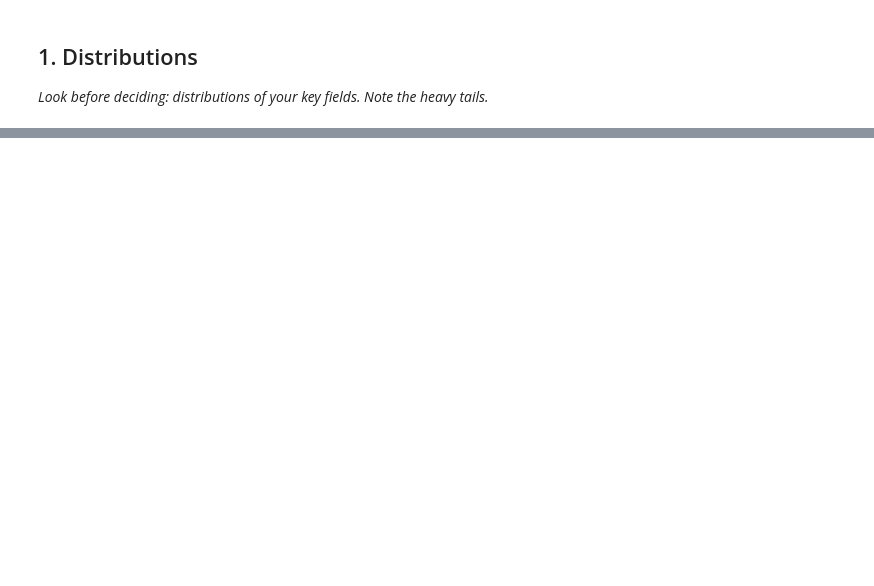
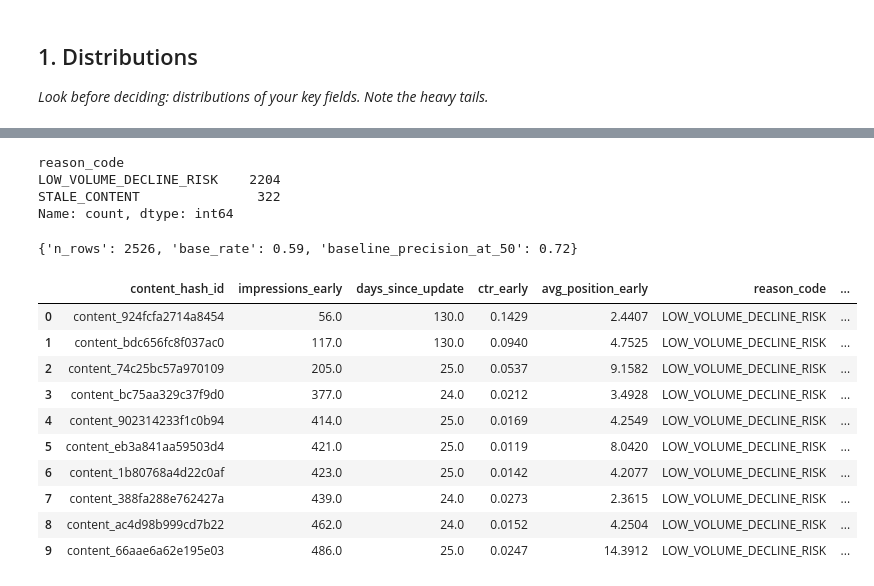
Before and after one commit to janaadarwish/flyrank-ml-internship, a Jupyter notebook: work/notebooks/w04_signal_audit.ipynb, the cells around one changed output, grey strips where cells are left out. Drawn from its saved outputs; the diff is of its cells as text; code cells hidden in the pictures; blank space fills up the shorter version.

```diff
--- a/work/notebooks/w04_signal_audit.ipynb
+++ b/work/notebooks/w04_signal_audit.ipynb
@@ -36,0 +61,4 @@ This skeleton is yours to fill. Work the sections **in order** — each one has
+# %%
+bins = [-1, 23, 60, 400]
+df["stale_bucket"] = pd.cut(df["days_since_update"], bins, labels=["0-23 days", "24-60 days", "61+ days"])
+df.groupby("stale_bucket", observed=True)["label"].agg(n="size", rate="mean").round(3)
@@ -36,0 +71,3 @@ This skeleton is yours to fill. Work the sections **in order** — each one has
+# %%
+df["vol_bucket"] = pd.qcut(df["impressions_early"], 5, duplicates="drop")
+df.groupby("vol_bucket", observed=True)["label"].agg(n="size", rate="mean").round(3)
@@ -36,0 +82,54 @@ This skeleton is yours to fill. Work the sections **in order** — each one has
+# %%
+def pct(s): return s.rank(pct=True)
+
+volume_part = 1 - pct(df["impressions_early"])     # lower volume -> higher score (verdict: OPPOSITE to quick-win)
+stale_part  = pct(df["days_since_update"])         # staler -> higher score (verdict: MIXED, small weight)
+
+W_VOL, W_STALE = 0.8, 0.2
+df["score"] = W_VOL * volume_part + W_STALE * stale_part
+
+df["reason_code"] = np.where(W_VOL * volume_part >= W_STALE * stale_part, "LOW_VOLUME_DECLINE_RISK", "STALE_CONTENT")
+df["action"] = np.where(df["reason_code"] == "LOW_VOLUME_DECLINE_RISK", "Review page performance", "Refresh content")
+print(df["reason_code"].value_counts())
+# %% [output]
+reason_code
+LOW_VOLUME_DECLINE_RISK    2204
+STALE_CONTENT               322
+Name: count, dtype: int64
+# %%
+import os, json
+os.makedirs("work/outputs", exist_ok=True)
+
+# Ranked queue (stays out of git by design; regenerated each run)
+ranked = df.sort_values("score", ascending=False).reset_index(drop=True)
+queue = ranked[["client_hash_id", "content_hash_id", "score", "reason_code", "action"]]
+queue.to_csv("work/outputs/baseline_action_score.csv", index=False)
+
+# Metrics receipt: the number your Week 5 model has to beat
+top50 = ranked.head(50)
+metrics = {
+    "n_rows": int(len(df)),
+    "base_rate": round(float(df["label"].mean()), 3),
+    "baseline_precision_at_50": round(float(top50["label"].mean()), 3),
+}
+json.dump(metrics, open("work/outputs/w04_baseline_metrics.json", "w"), indent=2)
+print(metrics)
+
+# Top 10 for your review table (hash IDs are anonymized)
+ranked.head(10)[
+    ["content_hash_id", "impressions_early", "days_since_update",
+     "ctr_early", "avg_position_early", "reason_code", "action"]
+].round(4)
+# %% [output]
+{'n_rows': 2526, 'base_rate': 0.59, 'baseline_precision_at_50': 0.72}
+|  | content_hash_id | impressions_early | days_since_update | ctr_early | avg_position_early | reason_code | ... |
+| 0 | content_924fcfa2714a8454 | 56.0 | 130.0 | 0.1429 | 2.4407 | LOW_VOLUME_DECLINE_RISK | ... |
+| 1 | content_bdc656fc8f037ac0 | 117.0 | 130.0 | 0.0940 | 4.7525 | LOW_VOLUME_DECLINE_RISK | ... |
+| 2 | content_74c25bc57a970109 | 205.0 | 25.0 | 0.0537 | 9.1582 | LOW_VOLUME_DECLINE_RISK | ... |
+| 3 | content_bc75aa329c37f9d0 | 377.0 | 24.0 | 0.0212 | 3.4928 | LOW_VOLUME_DECLINE_RISK | ... |
+| 4 | content_902314233f1c0b94 | 414.0 | 25.0 | 0.0169 | 4.2549 | LOW_VOLUME_DECLINE_RISK | ... |
+| 5 | content_eb3a841aa59503d4 | 421.0 | 25.0 | 0.0119 | 8.0420 | LOW_VOLUME_DECLINE_RISK | ... |
+| 6 | content_1b80768a4d22c0af | 423.0 | 25.0 | 0.0142 | 4.2077 | LOW_VOLUME_DECLINE_RISK | ... |
+| 7 | content_388fa288e762427a | 439.0 | 24.0 | 0.0273 | 2.3615 | LOW_VOLUME_DECLINE_RISK | ... |
+| 8 | content_ac4d98b999cd7b22 | 462.0 | 24.0 | 0.0152 | 4.2504 | LOW_VOLUME_DECLINE_RISK | ... |
+| 9 | content_66aae6a62e195e03 | 486.0 | 25.0 | 0.0247 | 14.3912 | LOW_VOLUME_DECLINE_RISK | ... |
```
Also changed, not shown: parts of 14 cells of this notebook.
